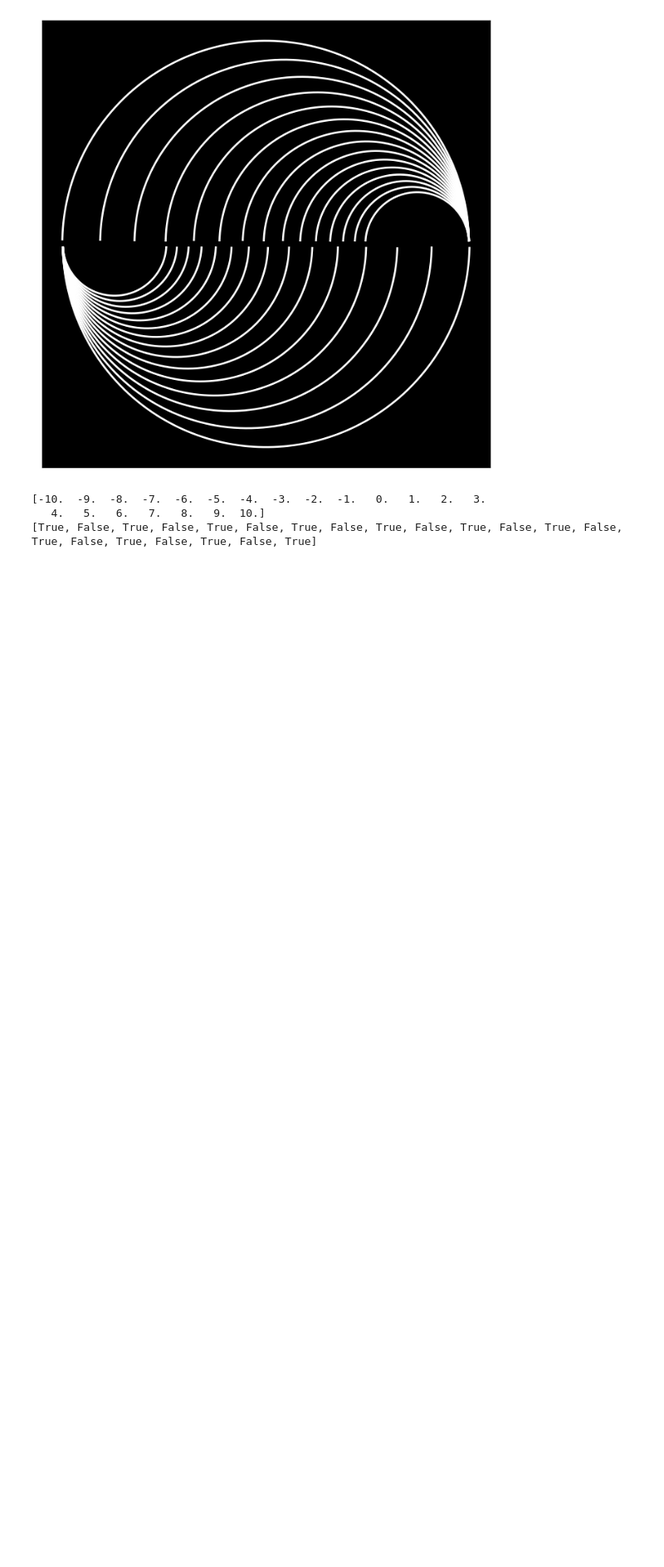
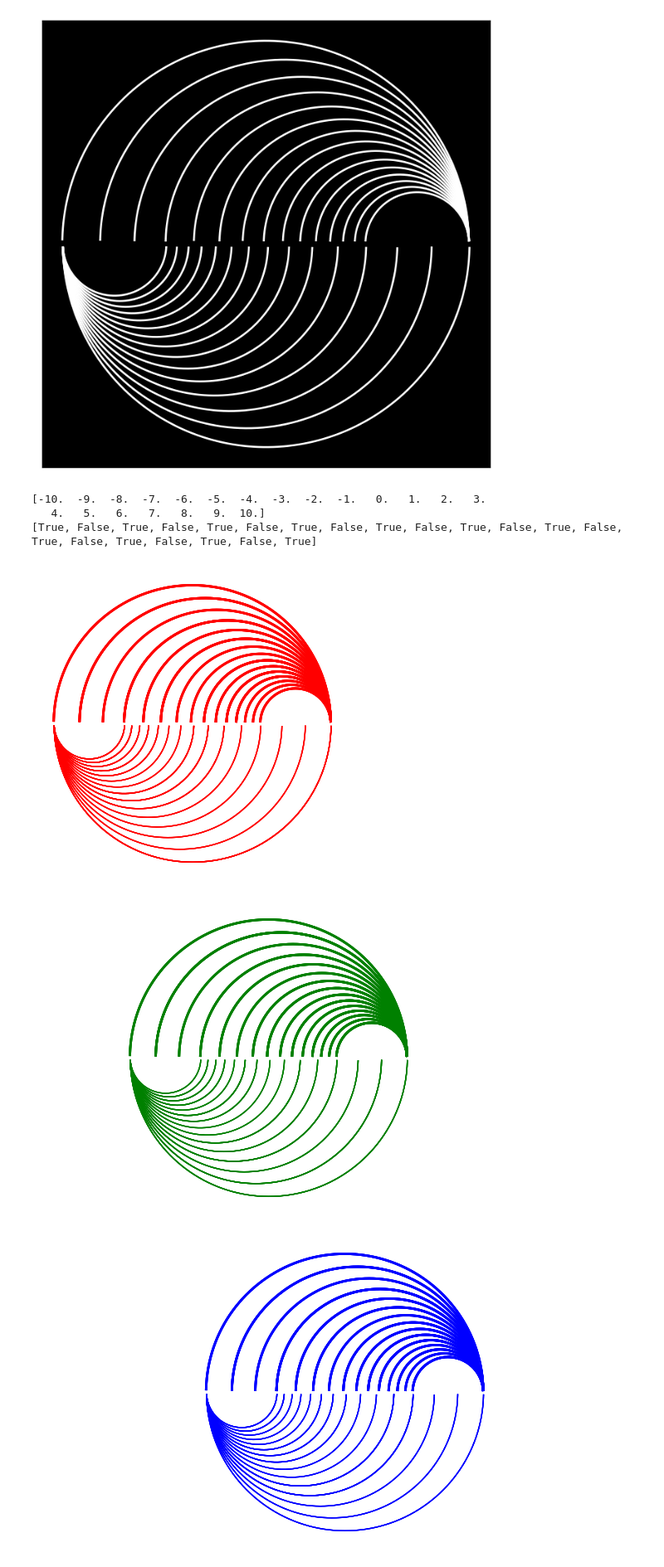
Before and after one commit to viktor-kertanov/master-math, a Jupyter notebook: self_exercises/reverse_engineering/circles/circles.ipynb, the cells around one changed output. Shown at 83% size. Saved outputs shown, nothing was run; the diff lists cells and outputs as text; code cells hidden in the pictures; blank space fills up the shorter version.

```diff
--- a/self_exercises/reverse_engineering/circles/circles.ipynb
+++ b/self_exercises/reverse_engineering/circles/circles.ipynb
@@ -68,3 +68,37 @@ print(filter_array)
 [-10.  -9.  -8.  -7.  -6.  -5.  -4.  -3.  -2.  -1.   0.   1.   2.   3.
    4.   5.   6.   7.   8.   9.  10.]
 [True, False, True, False, True, False, True, False, True, False, True, False, True, False, True, False, True, False, True, False, True]
+# %%
+angles = np.linspace(0, 2*np.pi, 1000)
+
+# ax = plt.axes()
+
+colors = ['r', 'g', 'b']
+
+for shift in range(3):
+    for i in np.logspace(np.log10(1.6), np.log10(2*np.pi), 15):
+        x = np.cos(angles)*i-i+shift*np.pi*1.1
+        y = np.sin(angles)*i
+        filter_array = [True if el > 0.1 else False for el in y]
+
+        for _ in range(np.random.randint(3,6)):
+            plt.plot(x[filter_array], y[filter_array], color=colors[shift], linewidth=2)
+
+        x = np.cos(angles)*i+i - 12.55 + shift*np.pi*1.1
+        y = np.sin(angles)*i
+        filter_array = [True if el < -0.1 else False for el in y]
+
+        for _ in range(np.random.randint(3,6)):
+            plt.plot(x[filter_array], y[filter_array], color=colors[shift], linewidth=1)
+
+        plt.gca().set_aspect('equal')
+        plt.axis([-4.2*np.pi, 2.3*np.pi, -2.2*np.pi, 2.2*np.pi])
+        plt.axis('off')
+        plt.gcf().set_size_inches(7, 5) # A5 in inches
+
+        plt.savefig(f'concentric_shift{shift}.svg', dpi=100)
+    plt.show()
+# %% [output]
+[figure, added]
+[figure, added]
+[figure, added]
```
Also changed, not shown: 10 other files.
